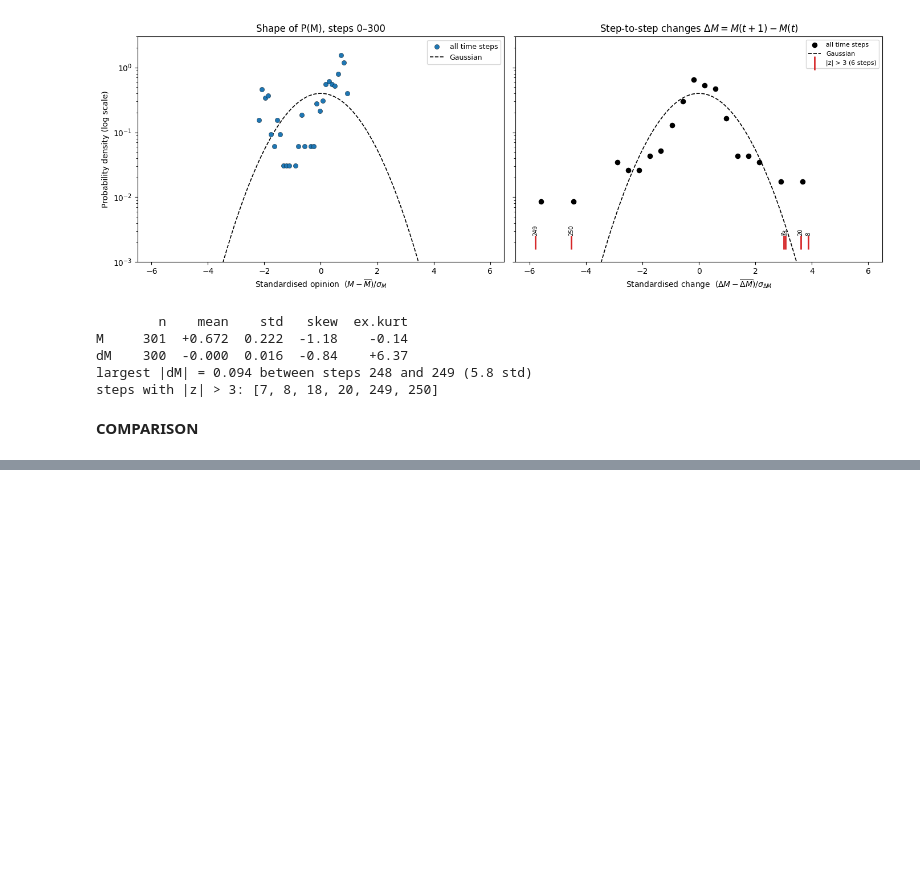
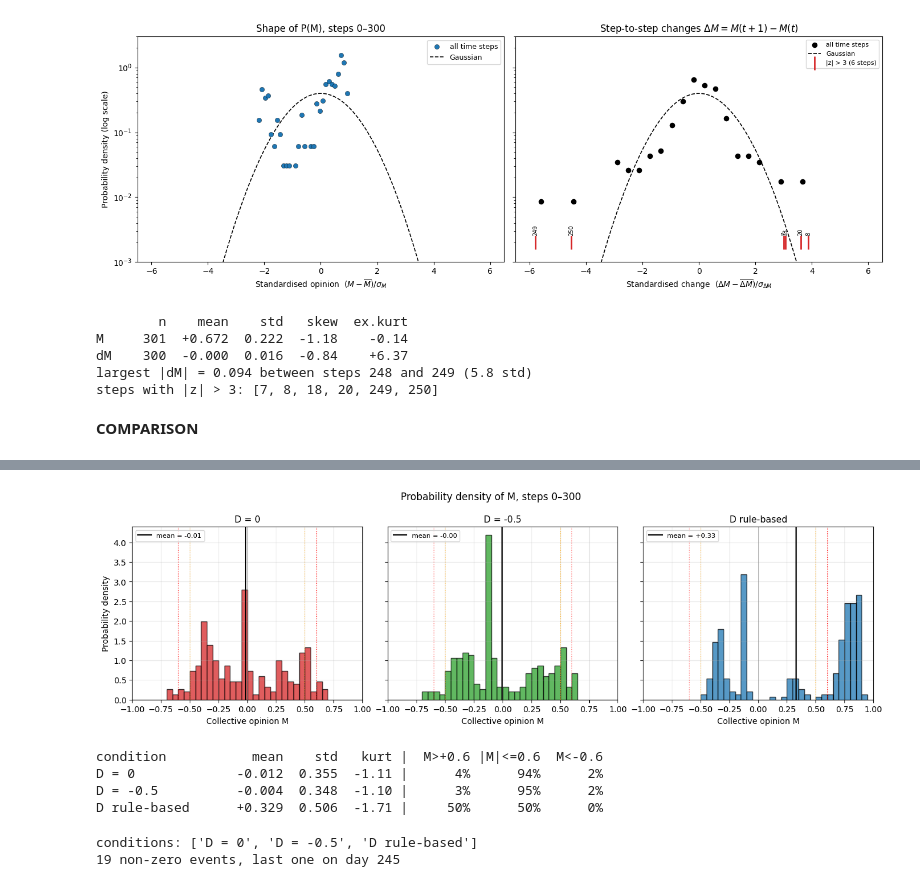
Before and after one commit to fadilaha/Ising-Model-on-Social-Opinion-Dynamic, a Jupyter notebook: Experiment_D_HeatBath_AB_BC_Residual.ipynb, the cells around one changed output, grey strips where cells are left out. Saved outputs shown, nothing was run; the diff lists cells and outputs as text; code cells hidden in the pictures; blank space fills up the shorter version.

```diff
--- a/Experiment_D_HeatBath_AB_BC_Residual.ipynb
+++ b/Experiment_D_HeatBath_AB_BC_Residual.ipynb
@@ -869,10 +885,10 @@ import matplotlib.pyplot as plt
 from scipy import stats
 
 # ------------------------- SETTINGS -------------------------
-results_file = "results_D_variation.npy"   # which experiment to show
+results_file = "results_D_variationh075.npy"   # which experiment to show
 step_start   = 0          # skip the start-up if you want (e.g. 20)
 n_bins       = 40
-colors = {'D = 0': 'tab:olive', 'D = -0.5': 'tab:grey', 'D rule-based': 'tab:blue'}  # None -> default colours
+colors = {'D = 0': 'tab:red', 'D = -0.5': 'tab:green', 'D rule-based': 'tab:blue'}  # None -> default colours
 # ------------------------------------------------------------
 
 all_results = np.load(results_file, allow_pickle=True).item()
@@ -886,33 +902,39 @@ axes = np.atleast_1d(axes)
 for j, (ax, name) in enumerate(zip(axes, names)):
     M = all_results[name]['M'][step_start:]
     col = colors.get(name) if colors else default_cols[j % len(default_cols)]
 
     ax.hist(M, bins=bins, density=True, color=col, alpha=0.75, edgecolor='k', lw=0.3)
     ax.axvline(M.mean(), color='k', lw=1.5, label=f'mean = {M.mean():+.2f}')
 
     # band thresholds
     for s in [1, -1]:
         ax.axvline(s * 0.5, color='orange', ls=':', lw=0.8)
         ax.axvline(s * 0.6, color='red', ls=':', lw=0.8)
     ax.axvline(0, color='grey', lw=0.5)
 
     ax.set_xlim(-1, 1)
     ax.set_title(name, fontsize=11)
     ax.set_xlabel('Collective opinion M')
     ax.legend(fontsize=8, loc='upper left')
     ax.grid(alpha=0.3)
 
 axes[0].set_ylabel('Probability density')
 n_steps = len(all_results[names[0]]['M']) - 1
 fig.suptitle(f'Probability density of M, steps {step_start}–{n_steps}')
 plt.tight_layout(); plt.show()
 
 # ---- numbers for the text ----
 print(f"{'condition':16s} {'mean':>7s} {'std':>6s} {'kurt':>6s} | {'M>+0.6':>7s} {'|M|<=0.6':>8s} {'M<-0.6':>7s}")
 for name in names:
     M = all_results[name]['M'][step_start:]
     print(f"{name:16s} {M.mean():+7.3f} {M.std():6.3f} {stats.kurtosis(M):+6.2f} | "
           f"{np.mean(M > 0.6):7.0%} {np.mean(np.abs(M) <= 0.6):8.0%} {np.mean(M < -0.6):7.0%}")
+# %% [output]
+[figure, added]
+condition           mean    std   kurt |  M>+0.6 |M|<=0.6  M<-0.6
+D = 0             -0.012  0.355  -1.11 |      4%      94%      2%
+D = -0.5          -0.004  0.348  -1.10 |      3%      95%      2%
+D rule-based      +0.329  0.506  -1.71 |     50%      50%      0%
 # %%
 # ============================================================
 # BIFURCATION COMPARISON FOR THE D-VARIATION, EACH D AT ITS OWN Tc
@@ -1061,8 +1083,8 @@ import matplotlib.pyplot as plt
 # ------------------------- SETTINGS -------------------------
 results_file = "results_D_variation.npy"        # results of ONE news seed (e.g. seed 58)
 events_file  = "raw_external_field58.npy"       # the event file used for those runs
-results_h0   = "results_D_variation_h0.npy"     # the same conditions with NO news (h_felt = 0); None if you don't have it
-colors = {'D = 0': 'tab:olive', 'D = -0.5': 'tab:grey', 'D rule-based': 'tab:blue'}
+results_h0   = "results_D_variationh0.npy"     # the same conditions with NO news (h_felt = 0); None if you don't have it
+colors = {'D = 0': 'tab:red', 'D = -0.5': 'tab:green', 'D rule-based': 'tab:blue'}
 N_pop  = 5051                                   # population size (N_up_initial + N_down_initial + N_o)
 T_default = 1.25                                # used when a result has no stored 'T'
 # ------------------------------------------------------------
@@ -1078,3 +1100,6 @@ print(f"{len(events)} non-zero events, last one on day {int(events[:, 0].max())}
 def band_of(m):
     a = abs(m)
     return 'low (|M|<0.5)' if a < 0.5 else ('middle (0.5-0.6)' if a <= 0.6 else 'top (|M|>0.6)')
+# %% [output]
+conditions: ['D = 0', 'D = -0.5', 'D rule-based']
+19 non-zero events, last one on day 245
```
Also changed, not shown: parts of 19 cells of this notebook.
